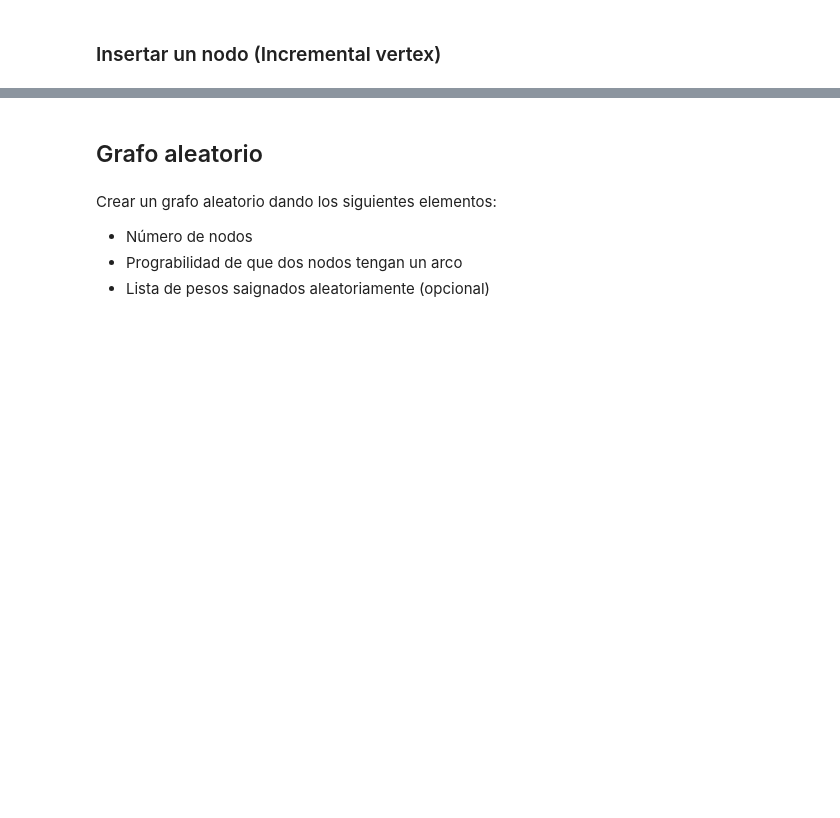
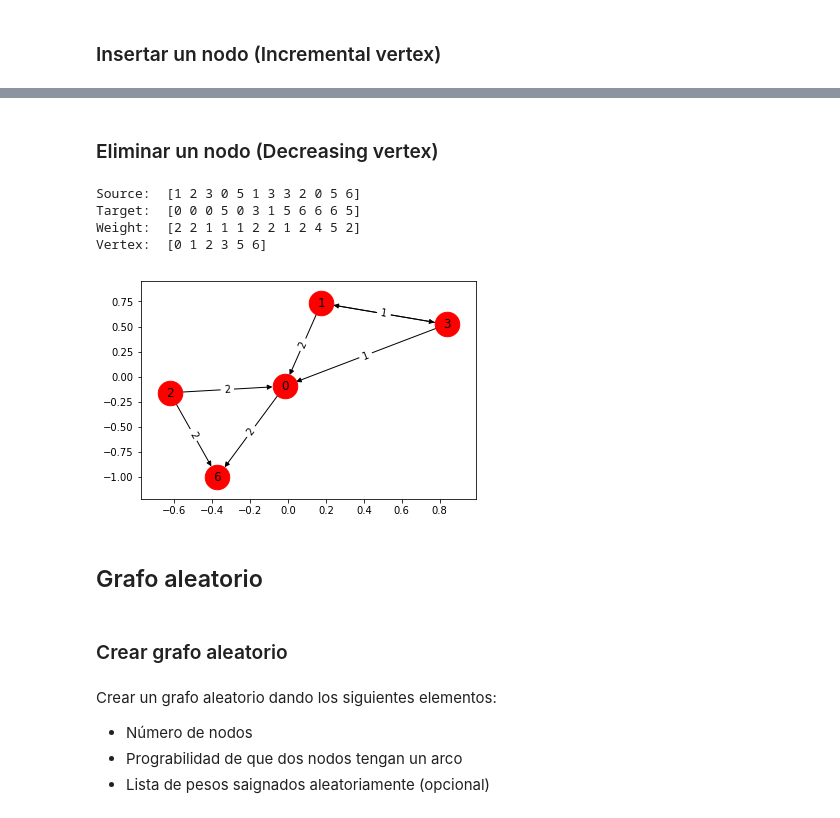
Before and after one commit to arturoverbel/graph_presentation, a Jupyter notebook: GraphIntro.ipynb, the cells around one changed output, grey strips where cells are left out. Cells and saved outputs as stored; diff of their text form; code cells hidden in the pictures; blank space fills up the shorter version.

Commit message:
Incremental and decresing node. Draw implemented

```diff
--- a/GraphIntro.ipynb
+++ b/GraphIntro.ipynb
@@ -68,5 +68,19 @@ Vertex:  [0 1 2 3 5 6]
+# %% [markdown]
+### Eliminar un nodo (Decreasing vertex)
+# %%
+graph.print_r()
+graph.dynamic_decreasing_node(5)
+graph.draw()
+# %% [output]
+Source:  [1 2 3 0 5 1 3 3 2 0 5 6]
+Target:  [0 0 0 5 0 3 1 5 6 6 6 5]
+Weight:  [2 2 1 1 1 2 2 1 2 4 5 2]
+Vertex:  [0 1 2 3 5 6]
+[figure, added]
 # %% [markdown]
 ## Grafo aleatorio
+# %% [markdown]
+### Crear grafo aleatorio
 # %% [markdown]
 Crear un grafo aleatorio dando los siguientes elementos:
  - Número de nodos
```
Also changed, not shown: parts of 13 cells of this notebook, 5 other files.
